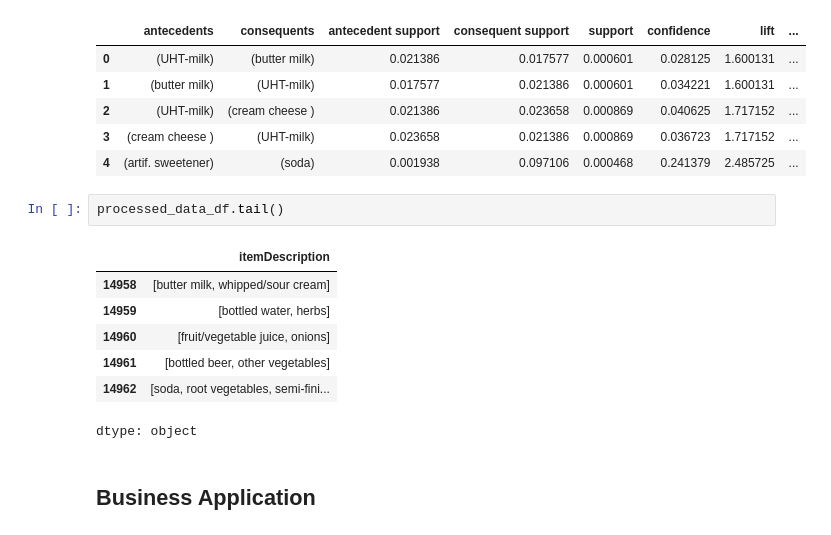
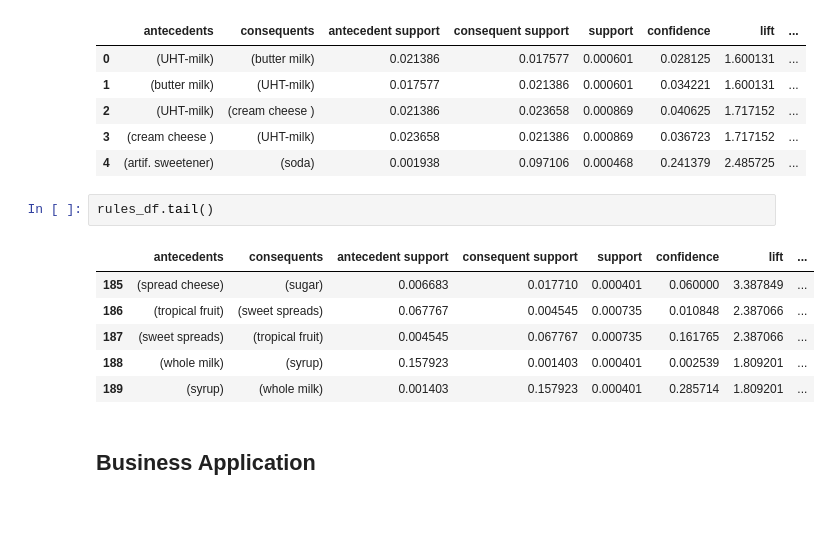
Before and after one commit to anumit-web/ML-Analytics-Portfolio-2024, a Jupyter notebook: 8. Market Basket Analysis/Market_Basket_Analysis_4.ipynb, the cells around one changed output. Cells and saved outputs as stored; diff of their text form.

```diff
--- a/8. Market Basket Analysis/Market_Basket_Analysis_4.ipynb
+++ b/8. Market Basket Analysis/Market_Basket_Analysis_4.ipynb
@@ -420,15 +420,14 @@ rules_df.head()
 | 3 | (cream cheese ) | (UHT-milk) | 0.023658 | 0.021386 | 0.000869 | 0.036723 | 1.717152 | ... |
 | 4 | (artif. sweetener) | (soda) | 0.001938 | 0.097106 | 0.000468 | 0.241379 | 2.485725 | ... |
 # %%
-processed_data_df.tail()
+rules_df.tail()
 # %% [output]
-|  | itemDescription |
-| 14958 | [butter milk, whipped/sour cream] |
-| 14959 | [bottled water, herbs] |
-| 14960 | [fruit/vegetable juice, onions] |
-| 14961 | [bottled beer, other vegetables] |
-| 14962 | [soda, root vegetables, semi-fini... |
+|  | antecedents | consequents | antecedent support | consequent support | support | confidence | lift | ... |
+| 185 | (spread cheese) | (sugar) | 0.006683 | 0.017710 | 0.000401 | 0.060000 | 3.387849 | ... |
+| 186 | (tropical fruit) | (sweet spreads) | 0.067767 | 0.004545 | 0.000735 | 0.010848 | 2.387066 | ... |
+| 187 | (sweet spreads) | (tropical fruit) | 0.004545 | 0.067767 | 0.000735 | 0.161765 | 2.387066 | ... |
+| 188 | (whole milk) | (syrup) | 0.157923 | 0.001403 | 0.000401 | 0.002539 | 1.809201 | ... |
+| 189 | (syrup) | (whole milk) | 0.001403 | 0.157923 | 0.000401 | 0.285714 | 1.809201 | ... |
-dtype: object
 # %% [markdown]
 ## Business Application
 # %% [markdown]
```
